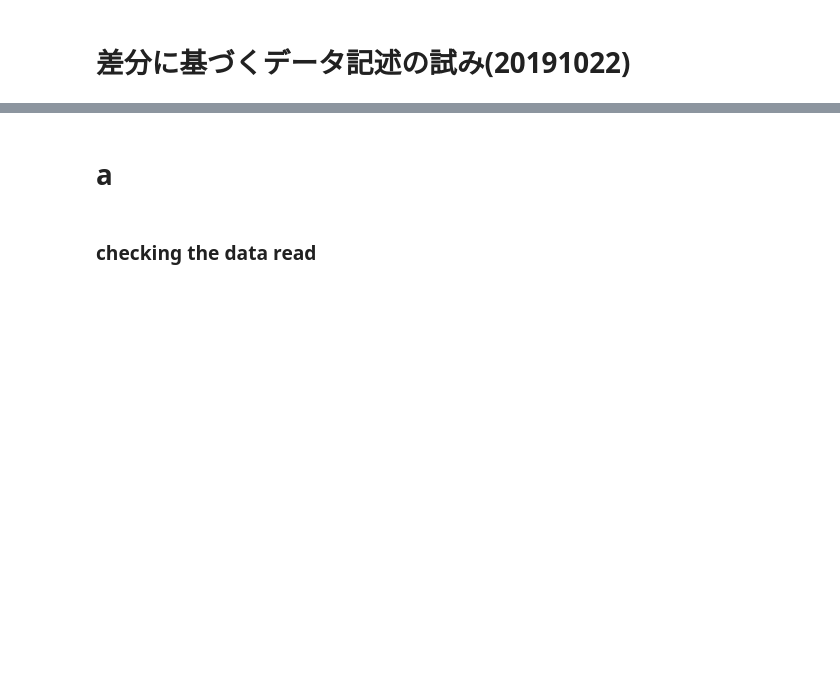
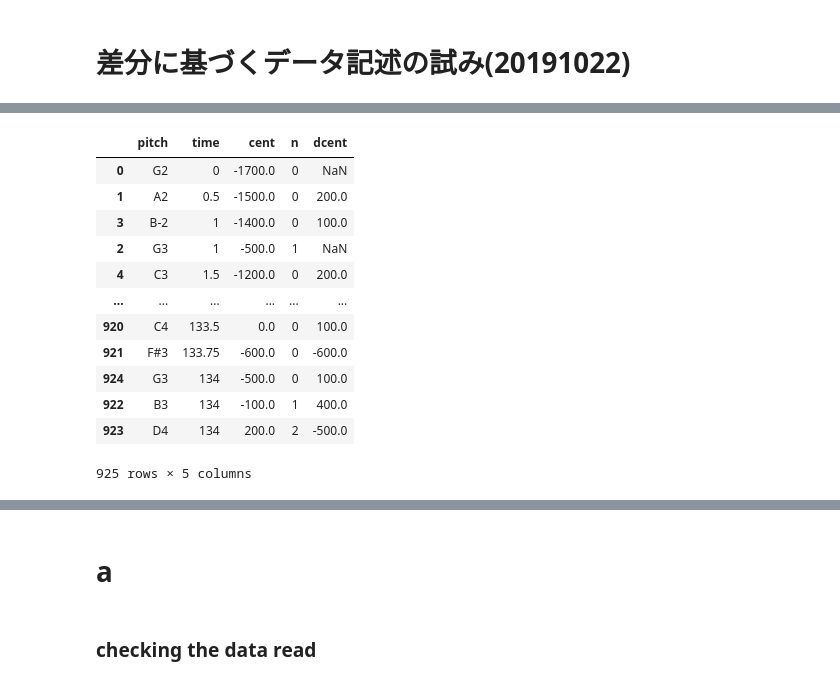
Before and after one commit to unagiinu2k/deepjazz_in_a_file, a Jupyter notebook: rnn_bach_sandbox.ipynb, the cells around one changed output, grey strips where cells are left out. Drawn from its saved outputs; the diff is of its cells as text; code cells hidden in the pictures; blank space fills up the shorter version.

```diff
--- a/rnn_bach_sandbox.ipynb
+++ b/rnn_bach_sandbox.ipynb
@@ -199,0 +222,16 @@ bp.show(p)
+# %%
+score2df.score2df(file)
+# %% [output]
+|  | pitch | time | cent | n | dcent |
+| 0 | G2 | 0 | -1700.0 | 0 | NaN |
+| 1 | A2 | 0.5 | -1500.0 | 0 | 200.0 |
+| 3 | B-2 | 1 | -1400.0 | 0 | 100.0 |
+| 2 | G3 | 1 | -500.0 | 1 | NaN |
+| 4 | C3 | 1.5 | -1200.0 | 0 | 200.0 |
+| ... | ... | ... | ... | ... | ... |
+| 920 | C4 | 133.5 | 0.0 | 0 | 100.0 |
+| 921 | F#3 | 133.75 | -600.0 | 0 | -600.0 |
+| 924 | G3 | 134 | -500.0 | 0 | 100.0 |
+| 922 | B3 | 134 | -100.0 | 1 | 400.0 |
+| 923 | D4 | 134 | 200.0 | 2 | -500.0 |
+925 rows × 5 columns
```
Also changed, not shown: parts of 34 cells of this notebook, 1 other file.
